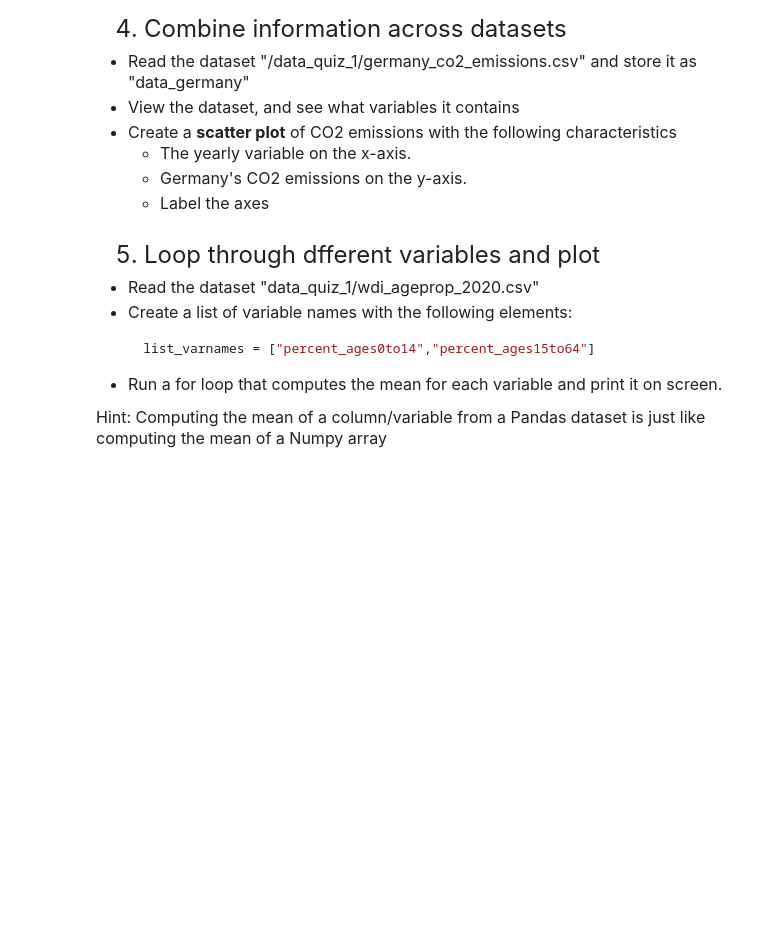
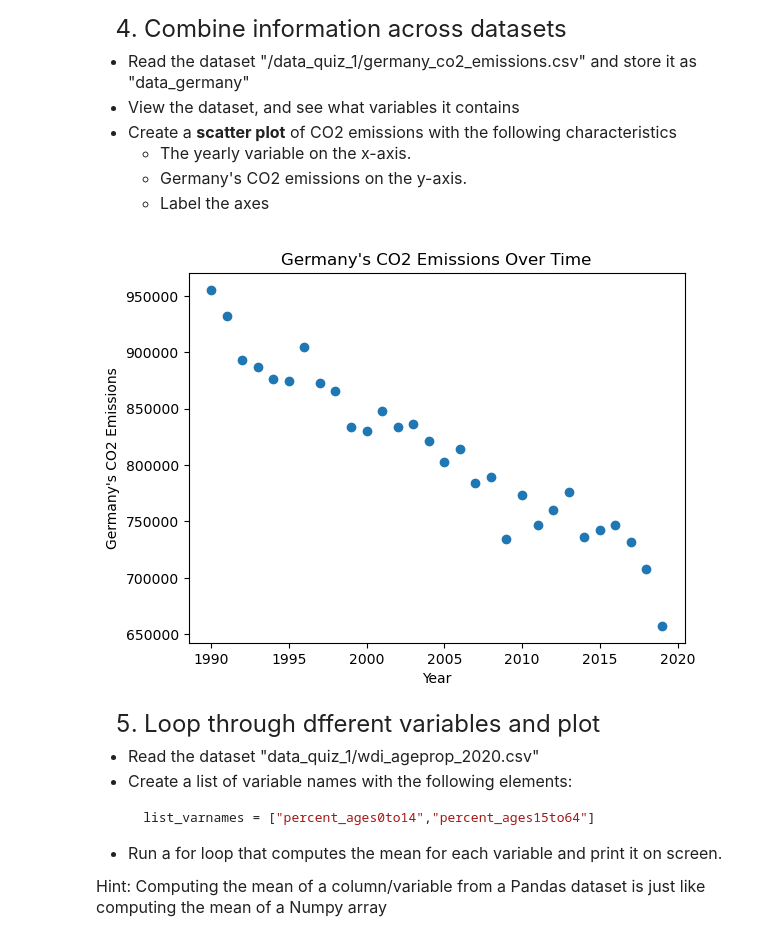
Before and after one commit to sentz2/qtm151fall2025, a Jupyter notebook: quiz1_section1/Quiz 1.ipynb, the cells around one changed output. Cells and saved outputs as stored; diff of their text form; code cells hidden in the pictures; blank space fills up the shorter version.

```diff
--- a/quiz1_section1/Quiz 1.ipynb
+++ b/quiz1_section1/Quiz 1.ipynb
@@ -132,3 +166,15 @@ n = 500
+# %%
+### Your solution below:
+data_germany = pd.read_csv("data_quiz_1/germany_co2_emissions.csv")
+Year = "year"
+Emissions = "total_emissions"
+plt.scatter(data_germany[Year], data_germany[Emissions])
+plt.xlabel("Year")
+plt.ylabel("Germany's CO2 Emissions")
+plt.title("Germany's CO2 Emissions Over Time")
+plt.show()
+# %% [output]
+[figure, added]
 # %% [markdown]
 <font size = "5">
 
```
Also changed, not shown: parts of 11 cells of this notebook, 5 other files.
